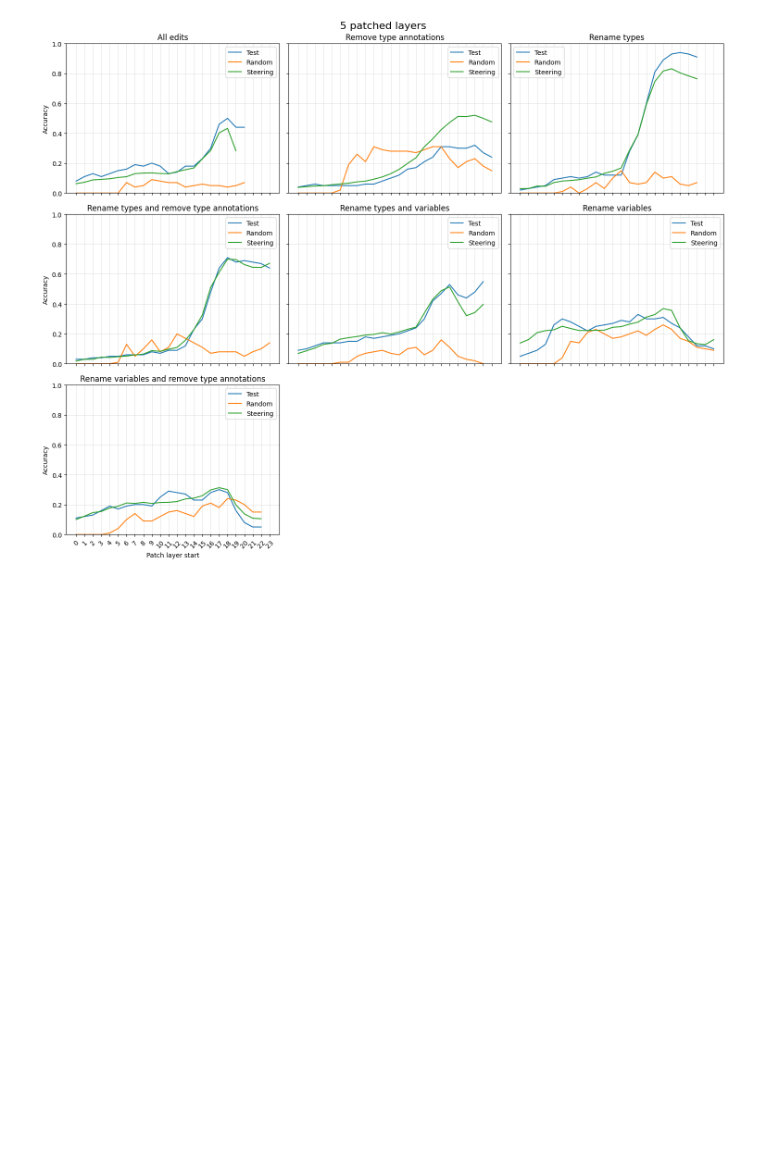
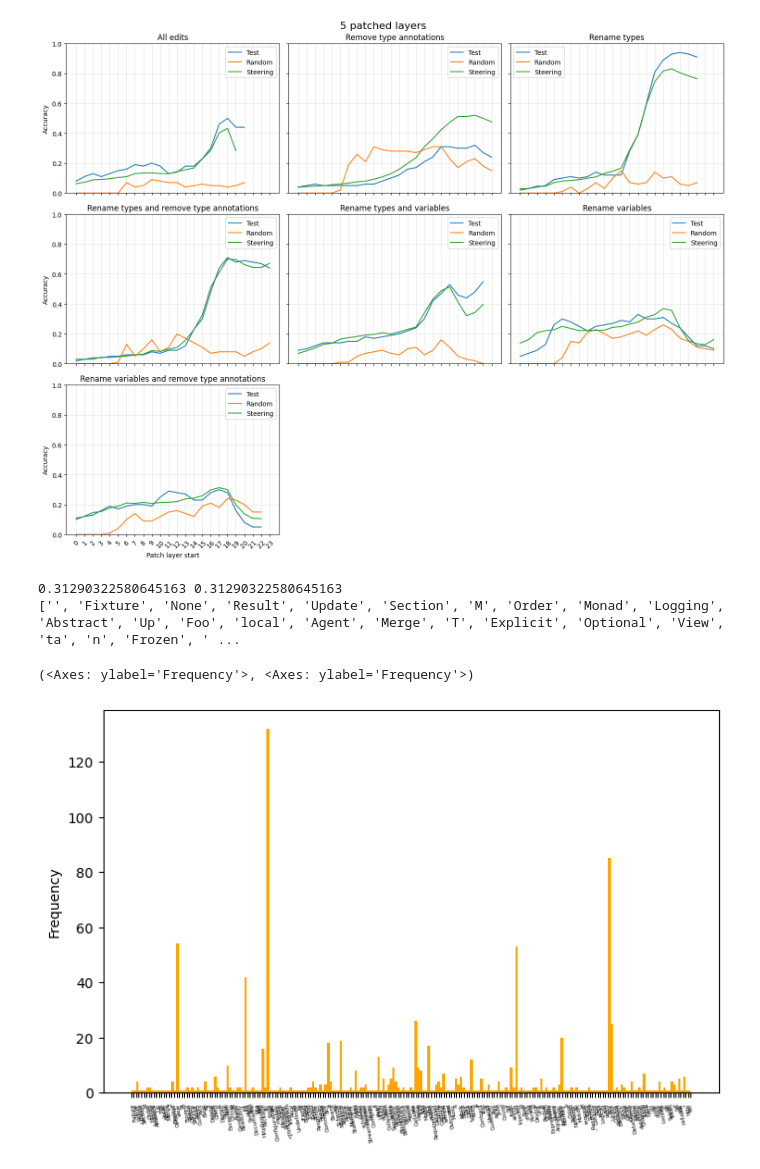
Before and after one commit to nuprl/codetrace, a Jupyter notebook: notebooks/steering_analysis.ipynb, the cells around one changed output. Saved outputs shown, nothing was run; the diff lists cells and outputs as text; code cells hidden in the pictures; blank space fills up the shorter version.

```diff
--- a/notebooks/steering_analysis.ipynb
+++ b/notebooks/steering_analysis.ipynb
@@ -49,3 +52,46 @@ df_pretty = df_pretty.sort_values(["mutations","layers"])
 plot_steering_results(df_pretty, 5)
 # %% [output]
 [figure]
+# %%
+ds = datasets.load_dataset("nuprl-staging/type-steering-results", "steering-py-vars_delete-17_18_19_20_21-qwen2p5_coder_7b_base")
+# %%
+df_steer = ds["steer"].to_pandas()
+df_test = ds["steer"].to_pandas()
+df_test["succ"] = df_test["steered_predictions"] == df_test["fim_type"]
+df_steer["succ"] = df_steer["steered_predictions"] == df_steer["fim_type"]
+print(df_test["succ"].mean(), df_steer["succ"].mean())
+df_test["steer_direction"] = df_test["mutated_generated_text"] + "->" + df_test["fim_type"]
+df_steer["steer_direction"] = df_steer["mutated_generated_text"] + "->" + df_steer["fim_type"]
+
+compare = "mutated_generated_text"
+
+all_labels = []
+for df in [df_steer, df_test]:
+    all_labels += list(df[compare])
+all_labels = list(set(all_labels))
+
+FIM_TO_ID = {}
+for i,label in enumerate(all_labels):
+    FIM_TO_ID[str(label)] = i
+fim_to_id = (lambda x: FIM_TO_ID[str(x)])
+
+df_test["fim_type_id"] = df_test[compare].apply(fim_to_id)
+df_steer["fim_type_id"] = df_steer[compare].apply(fim_to_id)
+
+df_test_succ = df_test[df_test["succ"]]
+labels = sorted(all_labels, key=(lambda x: FIM_TO_ID[x]))
+print(labels)
+ax_steer = df_steer["fim_type_id"].plot.hist(bins=len(labels), figsize=(8, 5))
+ax_steer.set_xticks(range(len(labels)))
+ax_steer.set_xticklabels(labels,rotation=100, fontsize=4)
+
+ax_test = df_test["fim_type_id"].plot.hist(bins=len(labels), figsize=(8, 5), color="orange")
+ax_test.set_xticks(range(len(labels)))
+ax_test.set_xticklabels(labels,rotation=100, fontsize=4)
+
+ax_steer, ax_test
+# %% [output]
+0.31290322580645163 0.31290322580645163
+['', 'Fixture', 'None', 'Result', 'Update', 'Section', 'M', 'Order', 'Monad', 'Logging', 'Abstract', 'Up', 'Foo', 'local', 'Agent', 'Merge', 'T', 'Explicit', 'Optional', 'View', 'ta', 'n', 'Frozen', ' ...
+(<Axes: ylabel='Frequency'>, <Axes: ylabel='Frequency'>)
+[figure, added]
```
Also changed, not shown: parts of 11 cells of this notebook, 1 other file.
